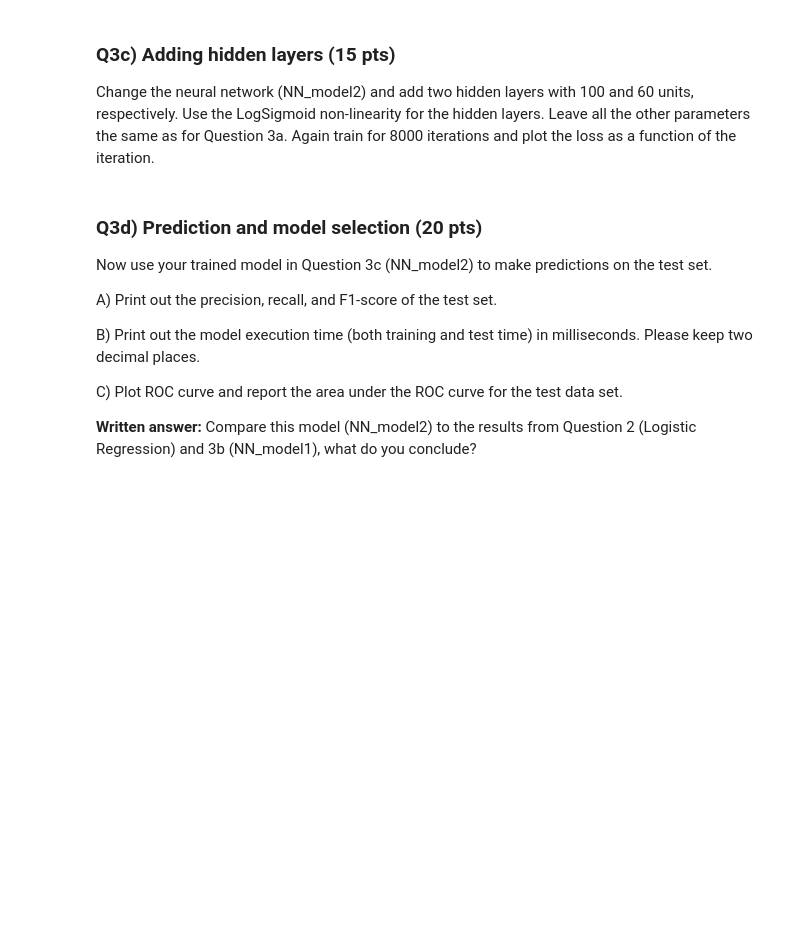
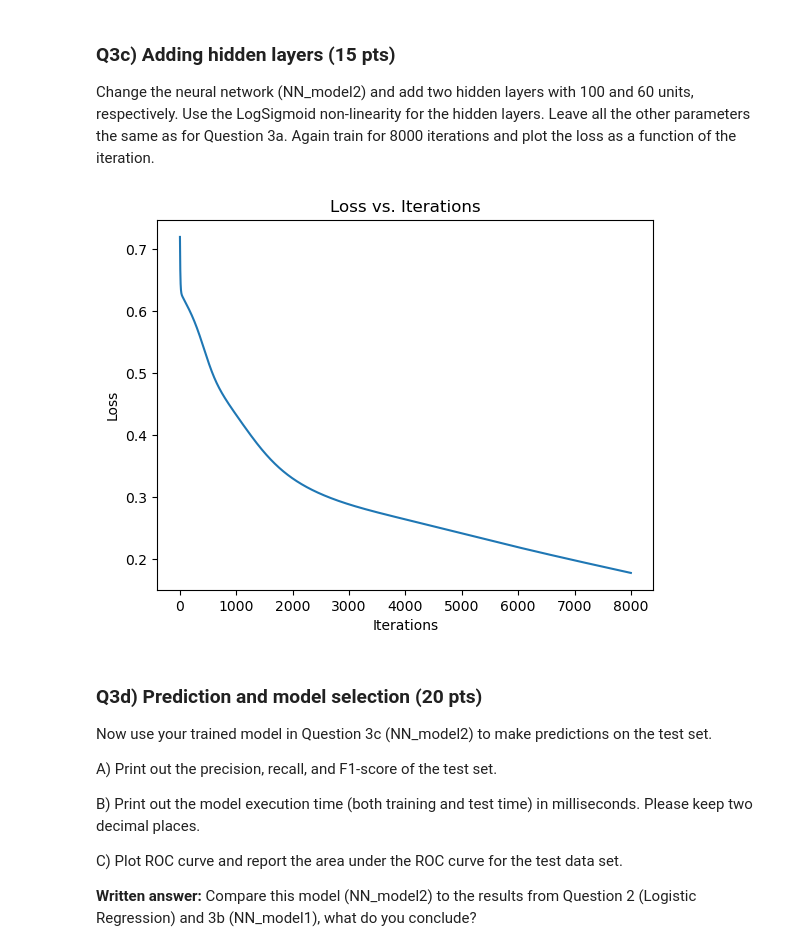
Before and after one commit to aabusha3/Neural-Network_DS3000-7, a Jupyter notebook: aabusha3_Assignment_7.ipynb, the cells around one changed output. Saved outputs shown, nothing was run; the diff lists cells and outputs as text; code cells hidden in the pictures; blank space fills up the shorter version.

```diff
--- a/aabusha3_Assignment_7.ipynb
+++ b/aabusha3_Assignment_7.ipynb
@@ -84,6 +247,56 @@ C) Plot ROC curve and report the area under the ROC curve for the test data set.
 # %% [markdown]
 ### Q3c) Adding hidden layers (15 pts)
 Change the neural network (NN_model2) and add two hidden layers with 100 and 60 units, respectively. Use the LogSigmoid non-linearity for the hidden layers. Leave all the other parameters the same as for Question 3a. Again train for 8000 iterations and plot the loss as a function of the iteration.
+# %%
+class NN_model2(torch.nn.Module):
+    def __init__(self, input_size, output_size):
+        super().__init__()
+        self.fc1 = torch.nn.Linear(input_size, 100)
+        self.fc2 = torch.nn.Linear(100, 60)
+        self.fc3 = torch.nn.Linear(60, output_size)
+        self.activation = torch.nn.LogSigmoid()
+
+    def forward(self, X):
+        self.to(torch.float64)
+        X = self.fc1(X)
+        X = self.activation(X)
+        X = self.fc2(X)
+        X = self.activation(X)
+        X = self.fc3(X)
+        X = self.activation(X)
+        return X
+
+start = time.time()
+NN_model_2 = NN_model2(Xtrain.shape[1], len(ytrain.unique()))
+optimizer = torch.optim.SGD(NN_model_2.parameters(), lr=1e-2)
+criterion = torch.nn.CrossEntropyLoss()
+
+torch.manual_seed(42)
+
+num_iterations = 8000
+losses = []
+for i in range(num_iterations):
+    Xtrain_tensor = torch.tensor(Xtrain_scaled)
+    outputs = NN_model_2(Xtrain_tensor)
+    ytrain_tensor = torch.tensor(ytrain.values)
+    loss = criterion(outputs, ytrain_tensor)
+
+    optimizer.zero_grad()
+    loss.backward()
+    optimizer.step()
+
+    losses.append(loss.item())
+
+end = time.time()
+train_time_NN_2 = end - start
+
+plt.plot(range(num_iterations), losses)
+plt.title('Loss vs. Iterations')
+plt.xlabel('Iterations')
+plt.ylabel('Loss')
+plt.show()
+# %% [output]
+[figure, added]
 # %% [markdown]
 ### Q3d) Prediction and model selection (20 pts)
 Now use your trained model in Question 3c (NN_model2) to make predictions on the test set.
```
Also changed, not shown: parts of 6 cells of this notebook, 1 other file.
